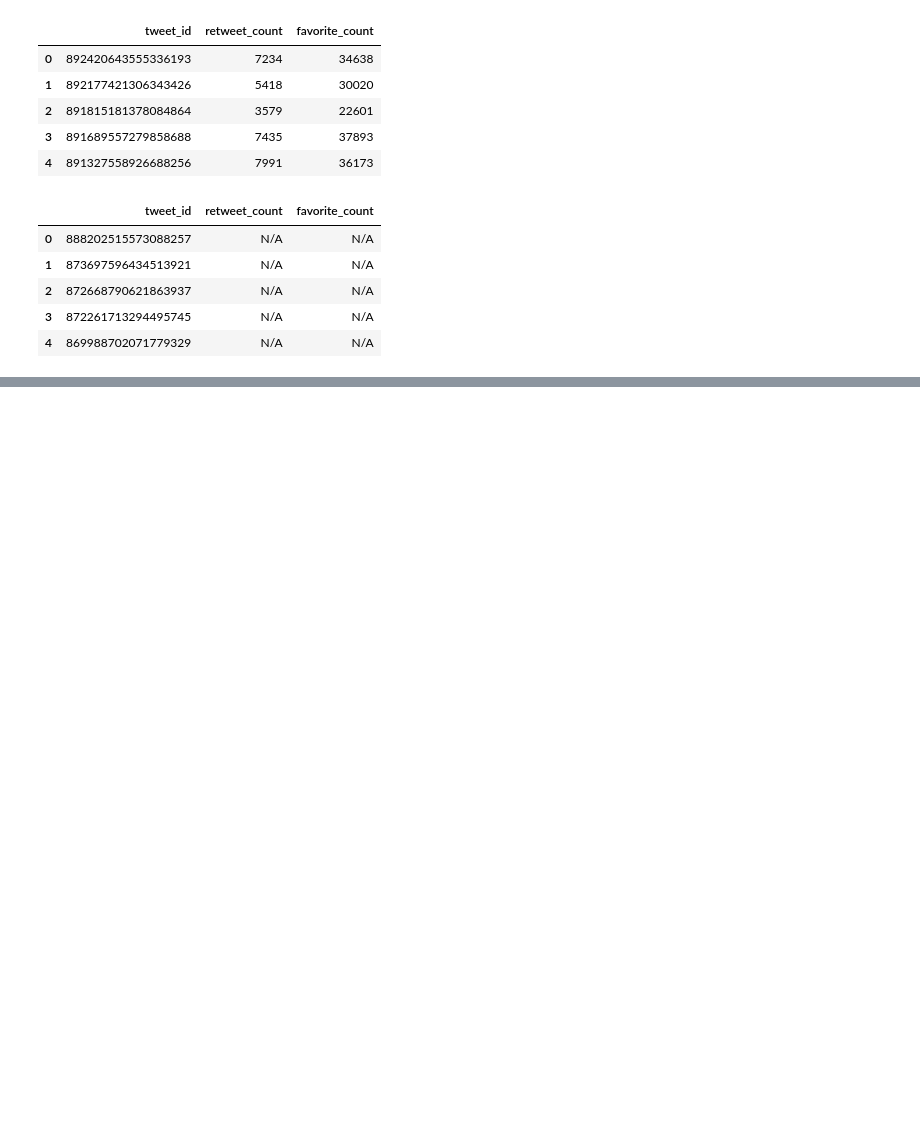
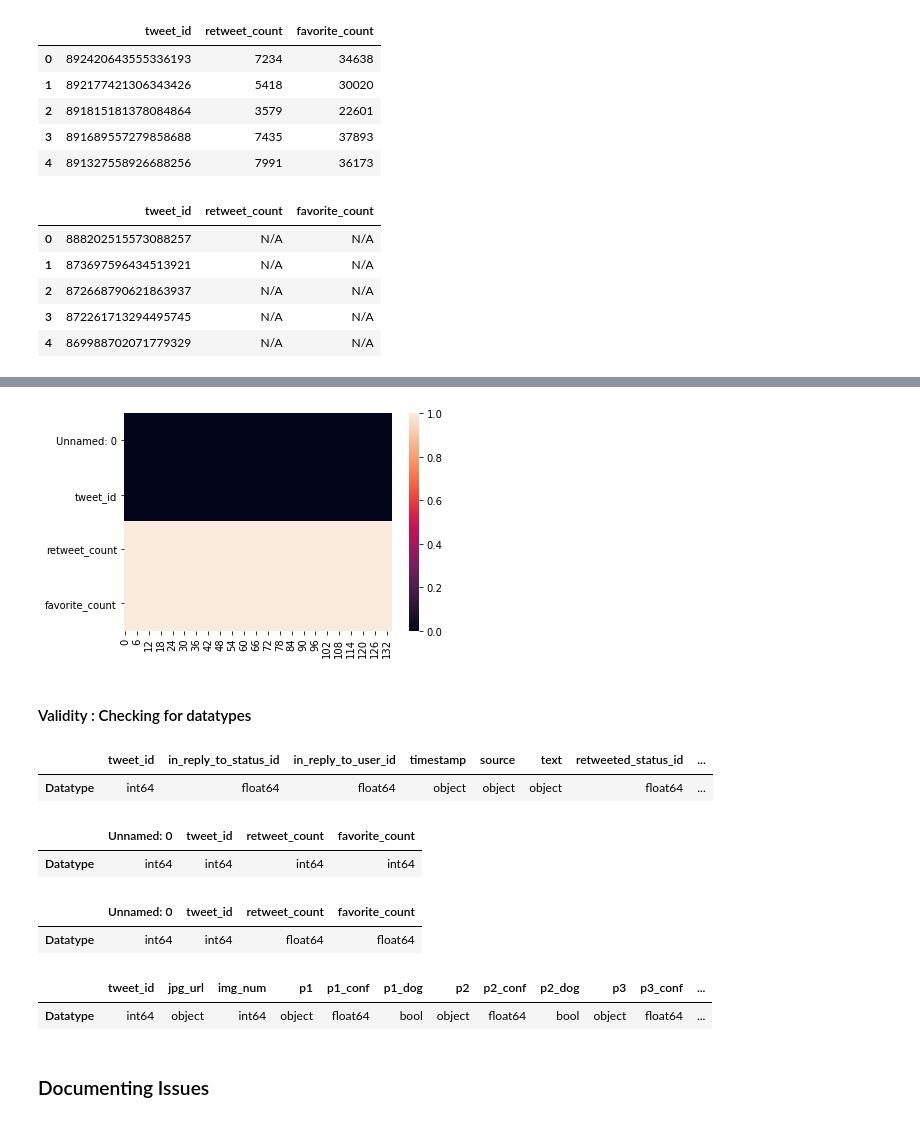
Before and after one commit to nis-23/tweet-data-wrangling, a Jupyter notebook: Tweet Data Wrangling/wrangle_act.ipynb, the cells around one changed output, grey strips where cells are left out. Drawn from its saved outputs; the diff is of its cells as text; code cells hidden in the pictures; blank space fills up the shorter version.

```diff
--- a/Tweet Data Wrangling/wrangle_act.ipynb
+++ b/Tweet Data Wrangling/wrangle_act.ipynb
@@ -360,0 +434,28 @@ deleted_tweets.head()
+# %%
+sns.heatmap(deleted_tweets_.isnull().T);
+# %% [output]
+[figure, added]
+# %% [markdown]
+#### Validity : Checking for datatypes
+# %%
+pd.DataFrame(twitter_archive_enhanced_.dtypes, columns = ['Datatype']).T
+# %% [output]
+|  | tweet_id | in_reply_to_status_id | in_reply_to_user_id | timestamp | source | text | retweeted_status_id | ... |
+| Datatype | int64 | float64 | float64 | object | object | object | float64 | ... |
+# %%
+pd.DataFrame(tweet_attrs_.dtypes, columns = ['Datatype']).T
+# %% [output]
+|  | Unnamed: 0 | tweet_id | retweet_count | favorite_count |
+| Datatype | int64 | int64 | int64 | int64 |
+# %%
+pd.DataFrame(deleted_tweets_.dtypes, columns = ['Datatype']).T
+# %% [output]
+|  | Unnamed: 0 | tweet_id | retweet_count | favorite_count |
+| Datatype | int64 | int64 | float64 | float64 |
+# %%
+pd.DataFrame(image_predictions_.dtypes, columns = ['Datatype']).T
+# %% [output]
+|  | tweet_id | jpg_url | img_num | p1 | p1_conf | p1_dog | p2 | p2_conf | p2_dog | p3 | p3_conf | ... |
+| Datatype | int64 | object | int64 | object | float64 | bool | object | float64 | bool | object | float64 | ... |
+# %% [markdown]
+### Documenting Issues
```
Also changed, not shown: parts of 158 cells of this notebook, 1 other file.
